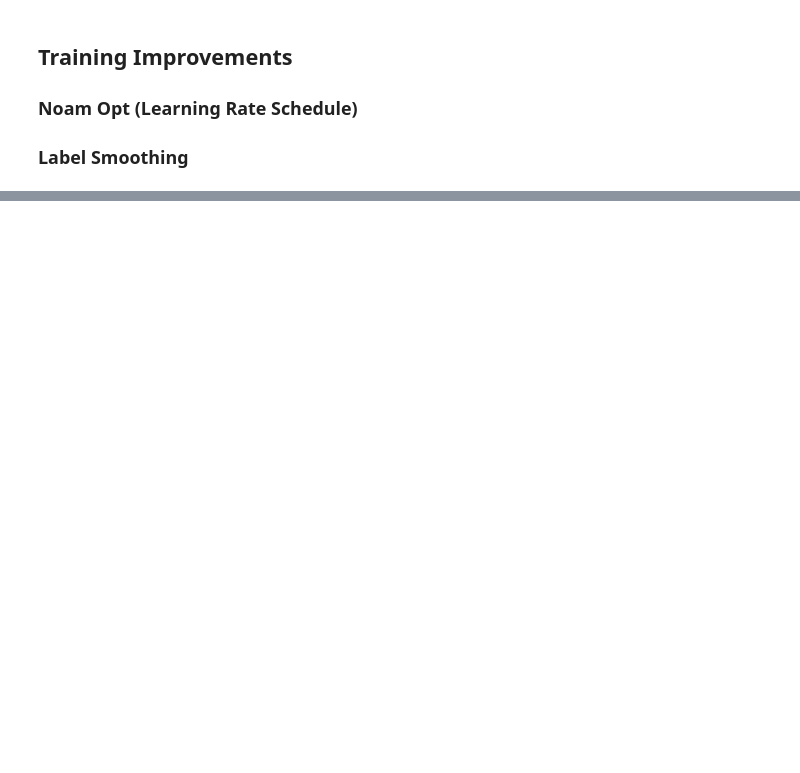
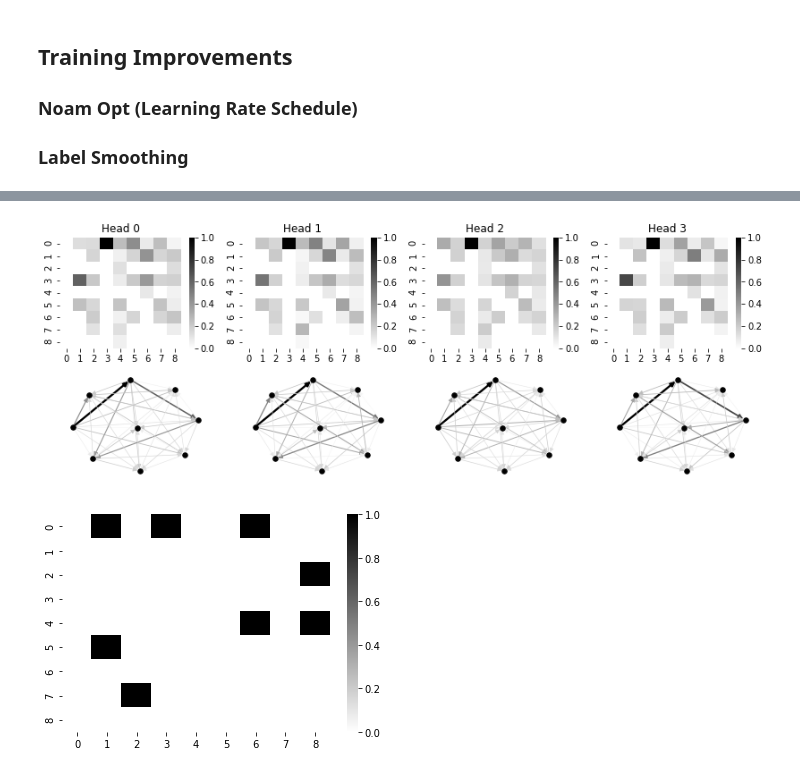
Before and after one commit to jvrana/deep-learning-guides, a Jupyter notebook: notebooks/annotated_universal_graph_transformer/graph_attention_explained.ipynb, the cells around one changed output, grey strips where cells are left out. Cells and saved outputs as stored; diff of their text form; code cells hidden in the pictures; blank space fills up the shorter version.

```diff
--- a/notebooks/annotated_universal_graph_transformer/graph_attention_explained.ipynb
+++ b/notebooks/annotated_universal_graph_transformer/graph_attention_explained.ipynb
@@ -987,0 +1202,21 @@ EncoderDecoder(
+# %%
+data, _ = boolean_network(1)
+
+g = data[0]
+g.ndata['identity'] = g.ndata['identity'].float()
+
+y = mod(g, g.ndata['identity'])
+
+attn = mod.layers[0].layer.attn
+plot_multihead_attention(g, attn, prog='neato')
+plt.show()
+
+edges = torch.stack(g.edges())[:, g.edata['true_edge'].bool()]
+
+x = torch.zeros(g.number_of_nodes(), g.number_of_nodes())
+x[edges[0], edges[1]] = 1
+sns.heatmap(x, cmap='binary')
+plt.show()
+# %% [output]
+[figure, added]
+[figure, added]
```
Also changed, not shown: parts of 23 cells of this notebook, 3 other files.
